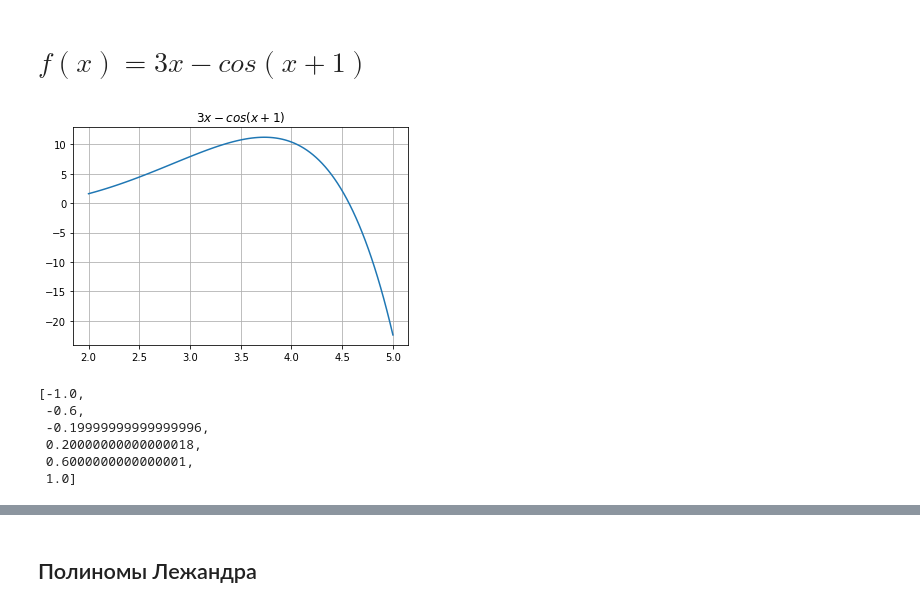
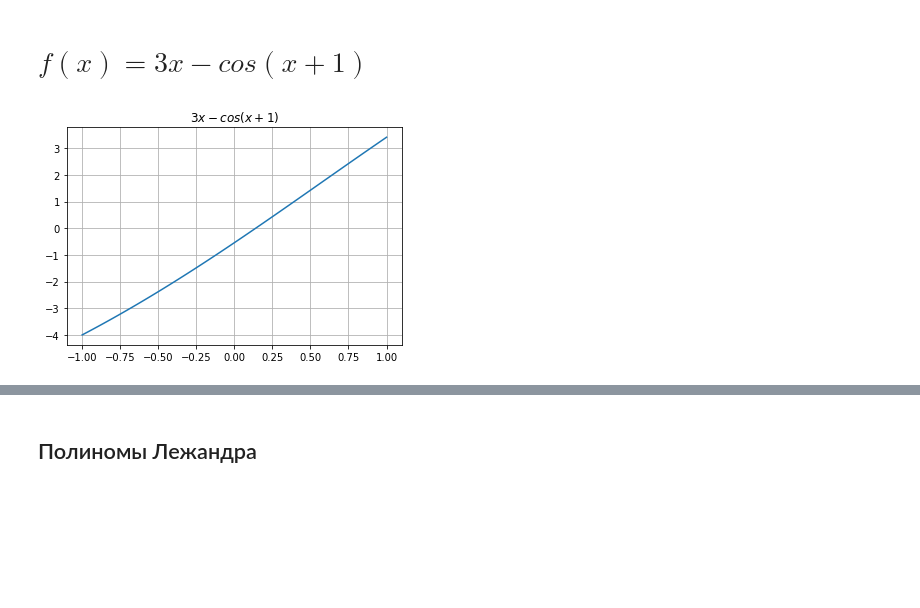
Before and after one commit to MariaMosina/NumericalMethods_course, a Jupyter notebook: Task6.ipynb, the cells around one changed output, grey strips where cells are left out. Saved outputs shown, nothing was run; the diff lists cells and outputs as text; code cells hidden in the pictures; blank space fills up the shorter version.

```diff
--- a/Task6.ipynb
+++ b/Task6.ipynb
@@ -7,20 +7,19 @@ from numerical_methods import *
 
 %matplotlib inline
 # %%
-start = 2
-end = 5
+start = -1
+end = 1
 deg = 4
 # %%
 f = lambda x: 3*x - np.cos(x+1)
-f = lambda x: x**3 - np.exp(x) + 1
 fig, ax = plt.subplots()
 ax.grid()
 ax.set_title('$3x-cos(x+1)$')
 x = np.linspace(start, end, 100)
 plt.plot(x, f(x))
 plt.show()
 # %% [output]
-[figure, old version]
+[figure, new version]
 # %%
 base = [lambda x: x* 0 + 1,
         lambda x: x,
@@ -46,12 +45,3 @@ def MSE(Q, fs):
 # %%
 xs, fs, Q = points(start, end, 6, f, base)
 res, Q, y, H, b = MSE(Q, fs)
-# %%
-xs
-# %% [output]
-[-1.0,
- -0.6,
- -0.19999999999999996,
- 0.20000000000000018,
- 0.6000000000000001,
- 1.0]
```
Also changed, not shown: parts of 11 cells of this notebook.
